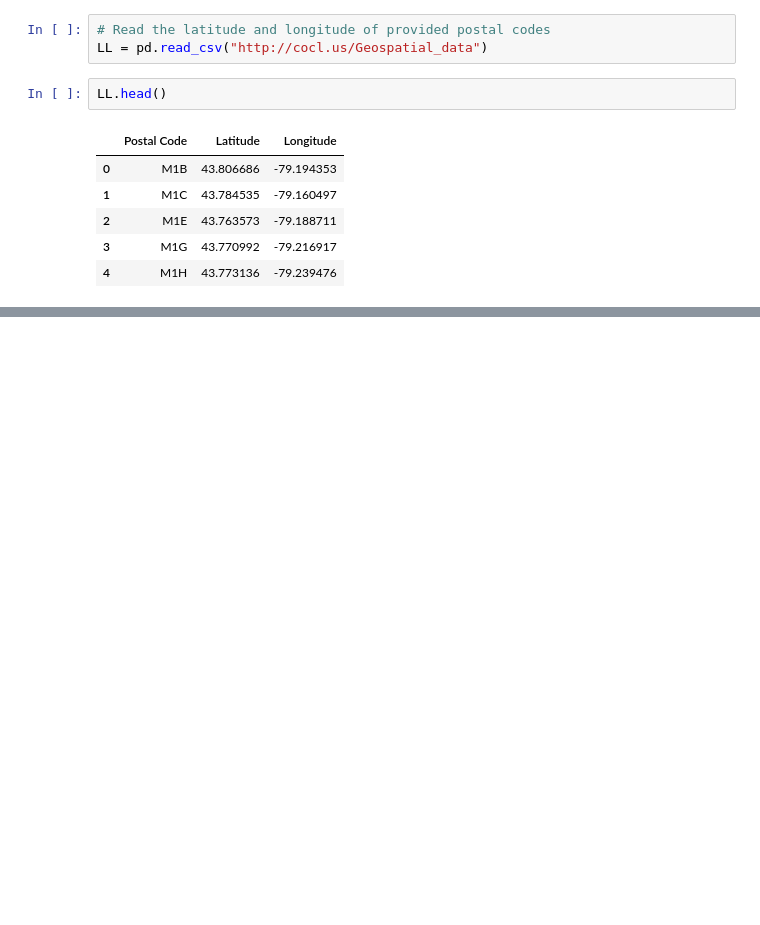
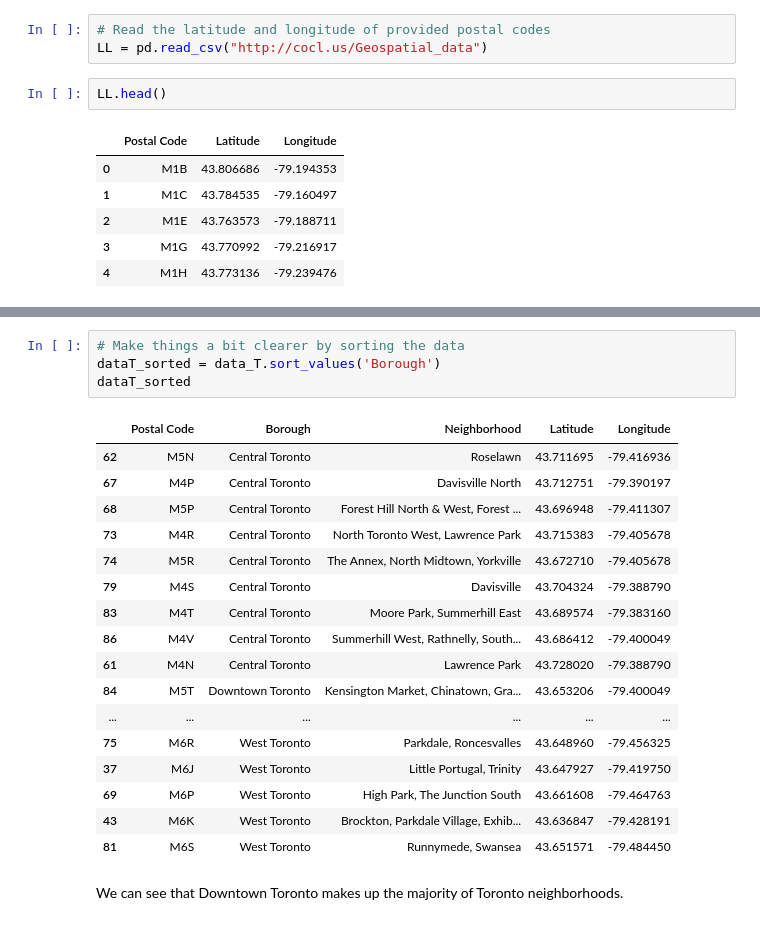
Before and after one commit to RevyRider/Coursera_Capstone, a Jupyter notebook: Capstone-Project.ipynb, the cells around one changed output, grey strips where cells are left out. Drawn from its saved outputs; the diff is of its cells as text; blank space fills up the shorter version.

```diff
--- a/Capstone-Project.ipynb
+++ b/Capstone-Project.ipynb
@@ -102,0 +106,24 @@ This completes Part 1 of the Data Science Capstone Project
+# %%
+# Make things a bit clearer by sorting the data
+dataT_sorted = data_T.sort_values('Borough')
+dataT_sorted
+# %% [output]
+|  | Postal Code | Borough | Neighborhood | Latitude | Longitude |
+| 62 | M5N | Central Toronto | Roselawn | 43.711695 | -79.416936 |
+| 67 | M4P | Central Toronto | Davisville North | 43.712751 | -79.390197 |
+| 68 | M5P | Central Toronto | Forest Hill North & West, Forest ... | 43.696948 | -79.411307 |
+| 73 | M4R | Central Toronto | North Toronto West, Lawrence Park | 43.715383 | -79.405678 |
+| 74 | M5R | Central Toronto | The Annex, North Midtown, Yorkville | 43.672710 | -79.405678 |
+| 79 | M4S | Central Toronto | Davisville | 43.704324 | -79.388790 |
+| 83 | M4T | Central Toronto | Moore Park, Summerhill East | 43.689574 | -79.383160 |
+| 86 | M4V | Central Toronto | Summerhill West, Rathnelly, South... | 43.686412 | -79.400049 |
+| 61 | M4N | Central Toronto | Lawrence Park | 43.728020 | -79.388790 |
+| 84 | M5T | Downtown Toronto | Kensington Market, Chinatown, Gra... | 43.653206 | -79.400049 |
+| ... | ... | ... | ... | ... | ... |
+| 75 | M6R | West Toronto | Parkdale, Roncesvalles | 43.648960 | -79.456325 |
+| 37 | M6J | West Toronto | Little Portugal, Trinity | 43.647927 | -79.419750 |
+| 69 | M6P | West Toronto | High Park, The Junction South | 43.661608 | -79.464763 |
+| 43 | M6K | West Toronto | Brockton, Parkdale Village, Exhib... | 43.636847 | -79.428191 |
+| 81 | M6S | West Toronto | Runnymede, Swansea | 43.651571 | -79.484450 |
+# %% [markdown]
+We can see that Downtown Toronto makes up the majority of Toronto neighborhoods.
```
Also changed, not shown: parts of 10 cells of this notebook.
